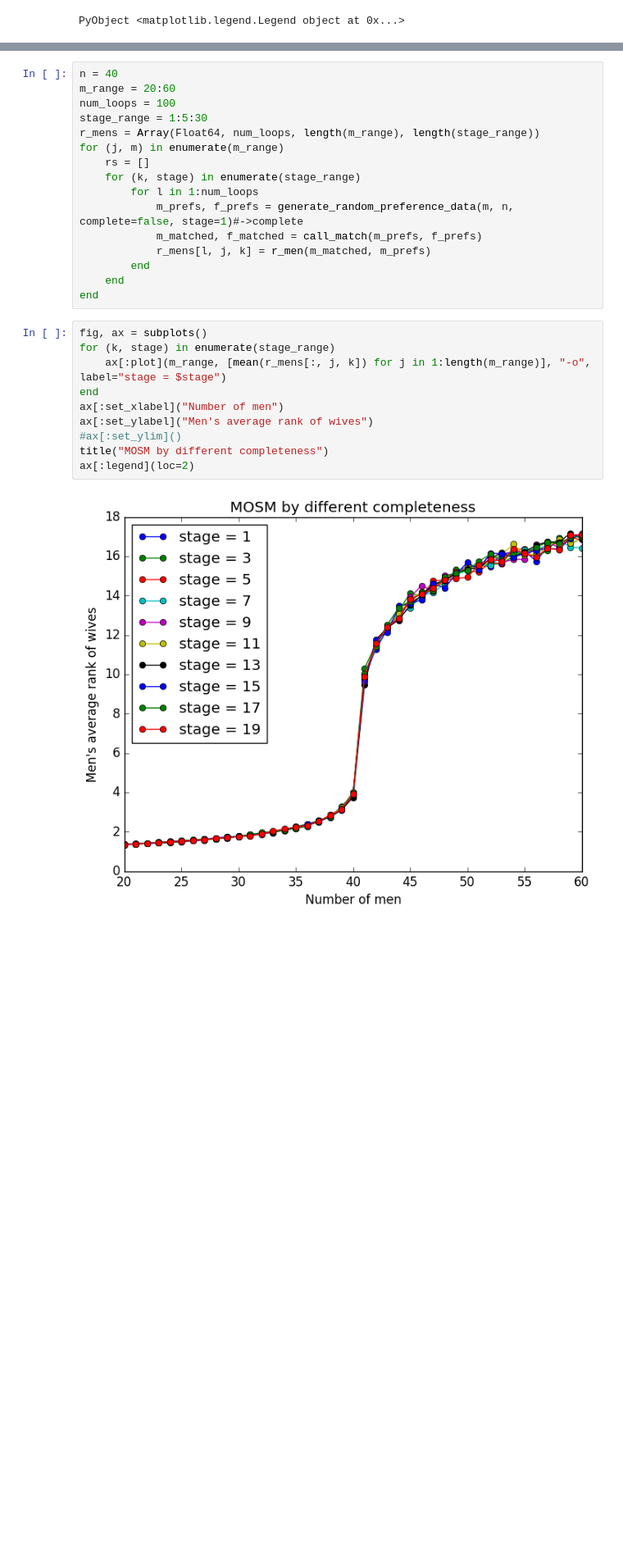
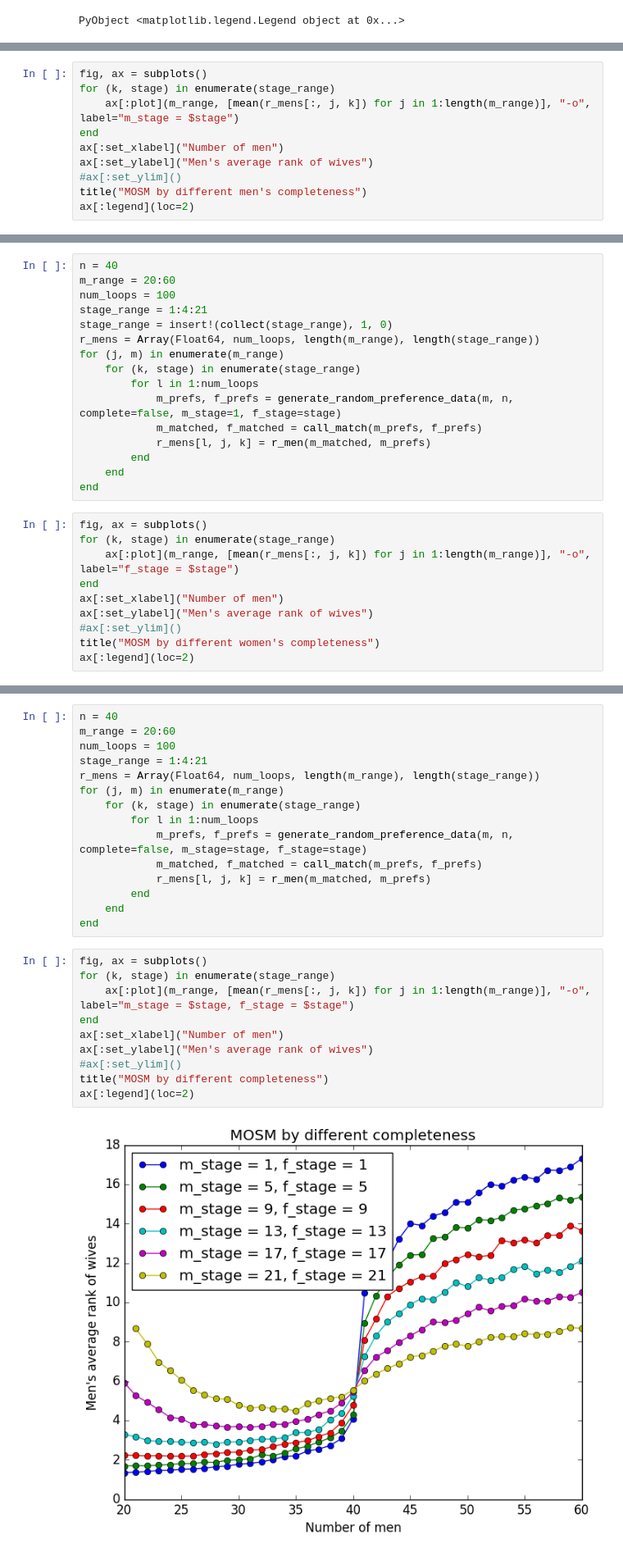
Before and after one commit to nswa17/gasshuku, a Jupyter notebook: Unbalanced Matching Markets The Stark Effect of Competition.ipynb, the cells around one changed output, grey strips where cells are left out. Shown at 82% size. Drawn from its saved outputs; the diff is of its cells as text; blank space fills up the shorter version.

```diff
--- a/Unbalanced Matching Markets The Stark Effect of Competition.ipynb
+++ b/Unbalanced Matching Markets The Stark Effect of Competition.ipynb
@@ -261,0 +377,10 @@ PyObject <matplotlib.legend.Legend object at 0x...>
+# %%
+fig, ax = subplots()
+for (k, stage) in enumerate(stage_range)
+    ax[:plot](m_range, [mean(r_mens[:, j, k]) for j in 1:length(m_range)], "-o", label="m_stage = $stage")
+end
+ax[:set_xlabel]("Number of men")
+ax[:set_ylabel]("Men's average rank of wives")
+#ax[:set_ylim]()
+title("MOSM by different men's completeness")
+ax[:legend](loc=2)
@@ -261,0 +392,26 @@ PyObject <matplotlib.legend.Legend object at 0x...>
+# %%
+n = 40
+m_range = 20:60
+num_loops = 100
+stage_range = 1:4:21
+stage_range = insert!(collect(stage_range), 1, 0)
+r_mens = Array(Float64, num_loops, length(m_range), length(stage_range))
+for (j, m) in enumerate(m_range)
+    for (k, stage) in enumerate(stage_range)
+        for l in 1:num_loops
+            m_prefs, f_prefs = generate_random_preference_data(m, n, complete=false, m_stage=1, f_stage=stage)
+            m_matched, f_matched = call_match(m_prefs, f_prefs)
+            r_mens[l, j, k] = r_men(m_matched, m_prefs)
+        end
+    end
+end
+# %%
+fig, ax = subplots()
+for (k, stage) in enumerate(stage_range)
+    ax[:plot](m_range, [mean(r_mens[:, j, k]) for j in 1:length(m_range)], "-o", label="f_stage = $stage")
+end
+ax[:set_xlabel]("Number of men")
+ax[:set_ylabel]("Men's average rank of wives")
+#ax[:set_ylim]()
+title("MOSM by different women's completeness")
+ax[:legend](loc=2)
@@ -263,13 +424,12 @@ PyObject <matplotlib.legend.Legend object at 0x...>
 n = 40
 m_range = 20:60
 num_loops = 100
-stage_range = 1:5:30
+stage_range = 1:4:21
 r_mens = Array(Float64, num_loops, length(m_range), length(stage_range))
 for (j, m) in enumerate(m_range)
-    rs = []
     for (k, stage) in enumerate(stage_range)
         for l in 1:num_loops
-            m_prefs, f_prefs = generate_random_preference_data(m, n, complete=false, stage=1)#->complete
+            m_prefs, f_prefs = generate_random_preference_data(m, n, complete=false, m_stage=stage, f_stage=stage)
             m_matched, f_matched = call_match(m_prefs, f_prefs)
             r_mens[l, j, k] = r_men(m_matched, m_prefs)
         end
@@ -278,13 +438,13 @@ end
 # %%
 fig, ax = subplots()
 for (k, stage) in enumerate(stage_range)
-    ax[:plot](m_range, [mean(r_mens[:, j, k]) for j in 1:length(m_range)], "-o", label="stage = $stage")
+    ax[:plot](m_range, [mean(r_mens[:, j, k]) for j in 1:length(m_range)], "-o", label="m_stage = $stage, f_stage = $stage")
 end
 ax[:set_xlabel]("Number of men")
 ax[:set_ylabel]("Men's average rank of wives")
 #ax[:set_ylim]()
 title("MOSM by different completeness")
 ax[:legend](loc=2)
 # %% [output]
-[figure, old version]
+[figure, new version]
 PyObject <matplotlib.legend.Legend object at 0x...>
```
Also changed, not shown: parts of 54 cells of this notebook, 1 other file.
